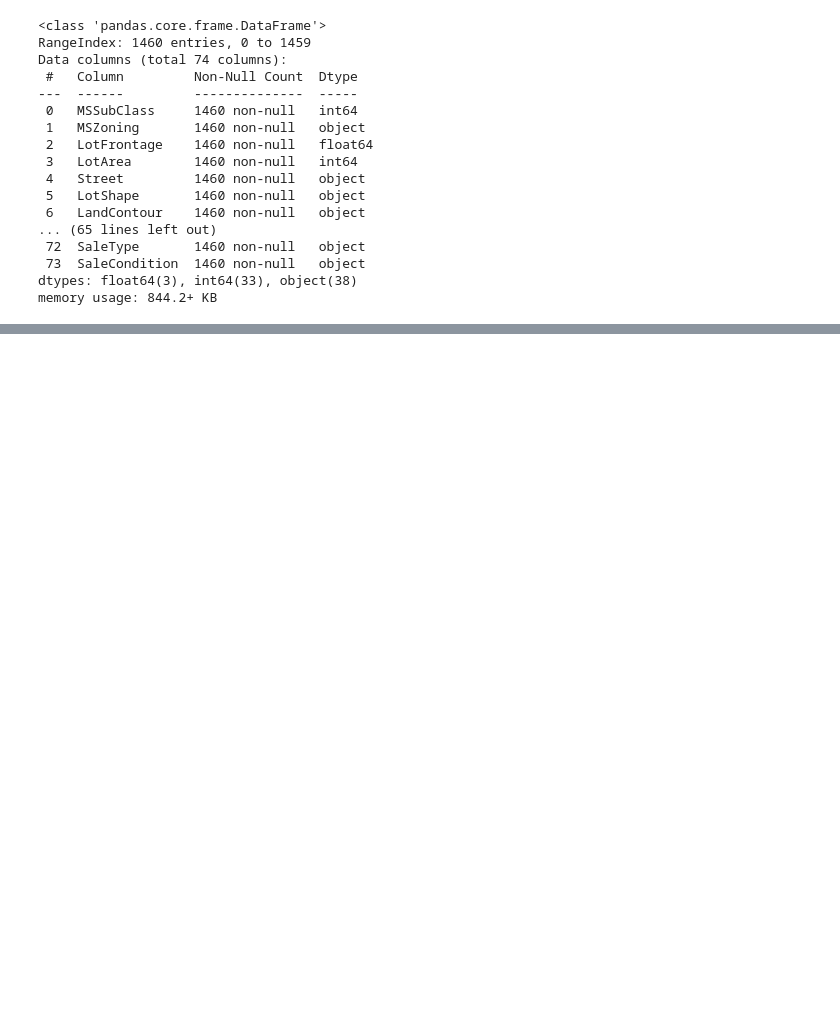
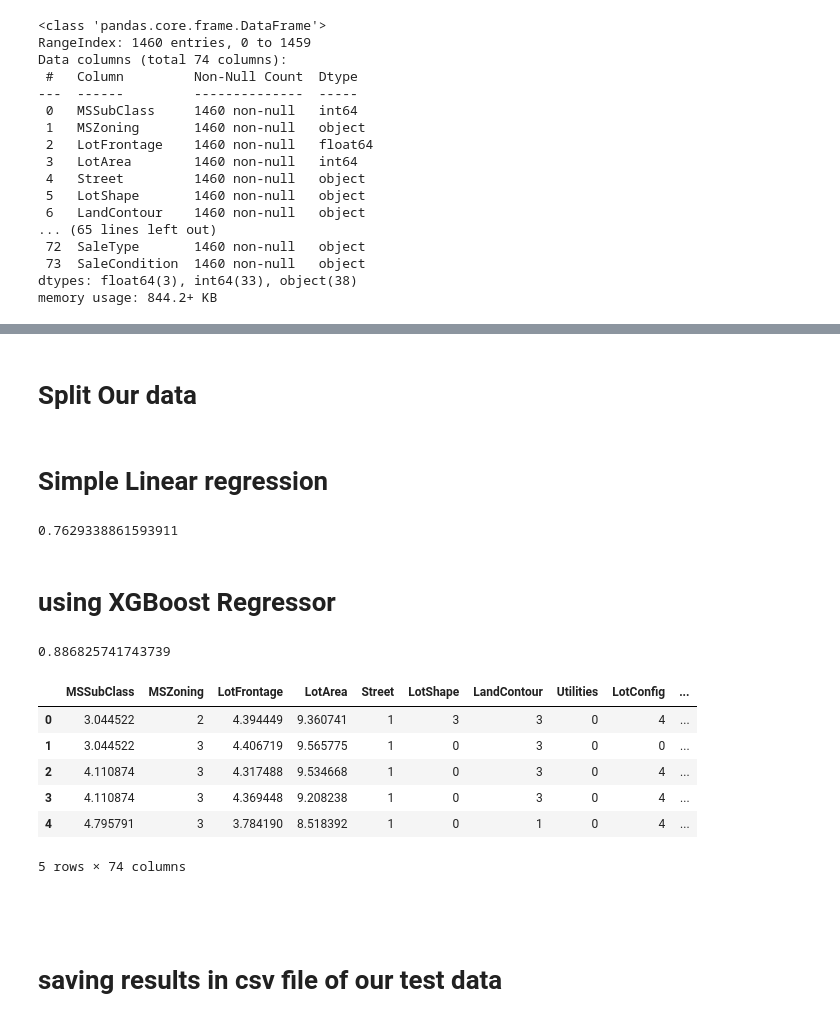
Before and after one commit to kumarSuraj-bit/Advance-linear-regression, a Jupyter notebook: git_house_pricing.ipynb, the cells around one changed output, grey strips where cells are left out. Saved outputs shown, nothing was run; the diff lists cells and outputs as text; code cells hidden in the pictures; blank space fills up the shorter version.

Commit message:
2nd commit
adding all codes which is required for generating our model

```diff
--- a/git_house_pricing.ipynb
+++ b/git_house_pricing.ipynb
@@ -96,0 +139,4 @@ memory usage: 844.2+ KB
+# %%
+for col in test_cat:
+    le = LabelEncoder()
+    test[col]=le.fit_transform(test_cat[col])
@@ -96,0 +194,2 @@ memory usage: 844.2+ KB
+# %% [markdown]
+# Split Our data
@@ -96,0 +198,38 @@ memory usage: 844.2+ KB
+# %% [markdown]
+# Simple Linear regression
+# %%
+model = LinearRegression()
+model.fit(x_train,y_train)
+model.score(x_test,y_test)
+# %% [output]
+0.7629338861593911
+# %% [markdown]
+# using XGBoost Regressor
+# %%
+import xgboost as XGB
+
+model_b = XGB.XGBRegressor(colsample_bytree=0.4603, gamma=0.0468,
+                             learning_rate=0.05, max_depth=3,
+                             min_child_weight=1.7817, n_estimators=2200,
+                             reg_alpha=0.4640, reg_lambda=0.8571,
+                             subsample=0.5213, random_state =7, nthread = -1)
+
+
+model_b.fit(x_train,y_train)
+model_b.score(x_test,y_test)
+# %% [output]
+0.886825741743739
+# %%
+test.head()
+# %% [output]
+|  | MSSubClass | MSZoning | LotFrontage | LotArea | Street | LotShape | LandContour | Utilities | LotConfig | ... |
+| 0 | 3.044522 | 2 | 4.394449 | 9.360741 | 1 | 3 | 3 | 0 | 4 | ... |
+| 1 | 3.044522 | 3 | 4.406719 | 9.565775 | 1 | 0 | 3 | 0 | 0 | ... |
+| 2 | 4.110874 | 3 | 4.317488 | 9.534668 | 1 | 0 | 3 | 0 | 4 | ... |
+| 3 | 4.110874 | 3 | 4.369448 | 9.208238 | 1 | 0 | 3 | 0 | 4 | ... |
+| 4 | 4.795791 | 3 | 3.784190 | 8.518392 | 1 | 0 | 1 | 0 | 4 | ... |
+5 rows × 74 columns
+# %% [markdown]
+#
+# %% [markdown]
+# saving results in csv file of our test data
```
Also changed, not shown: parts of 27 cells of this notebook.
